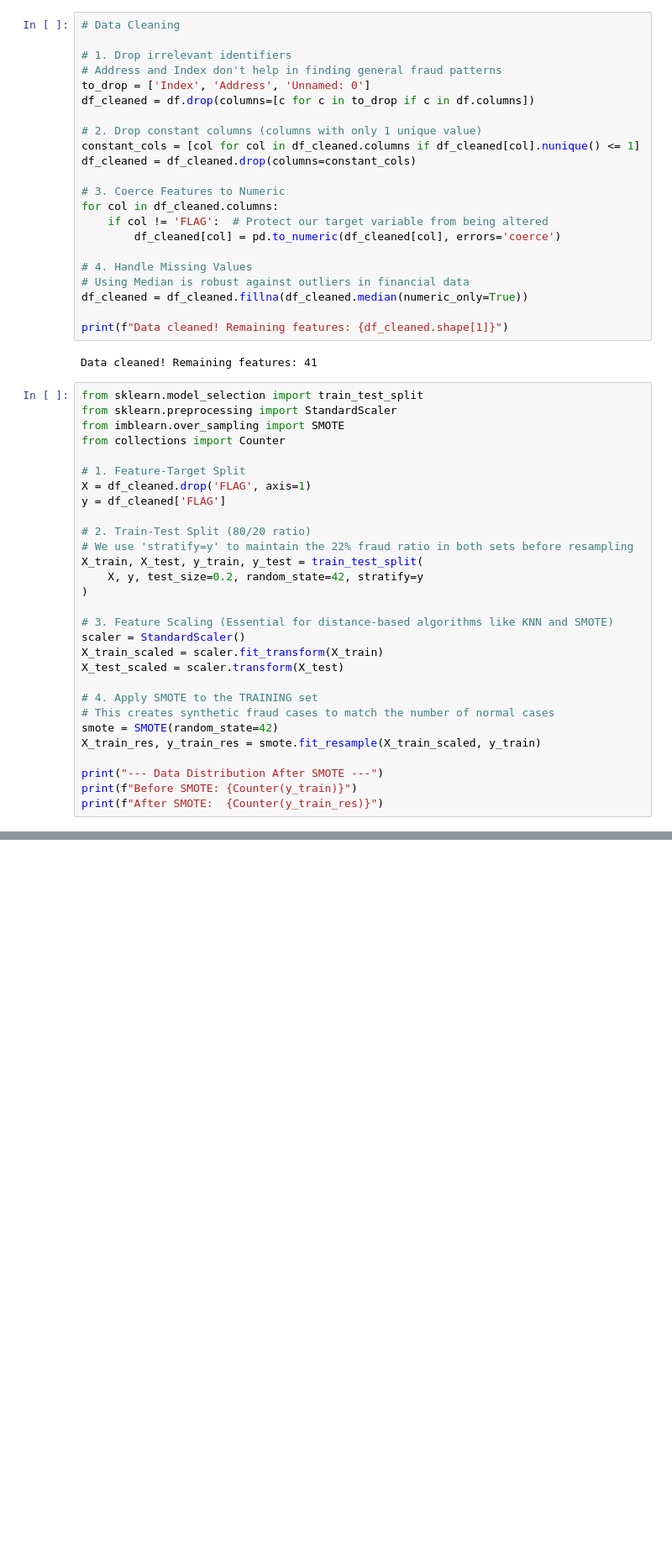
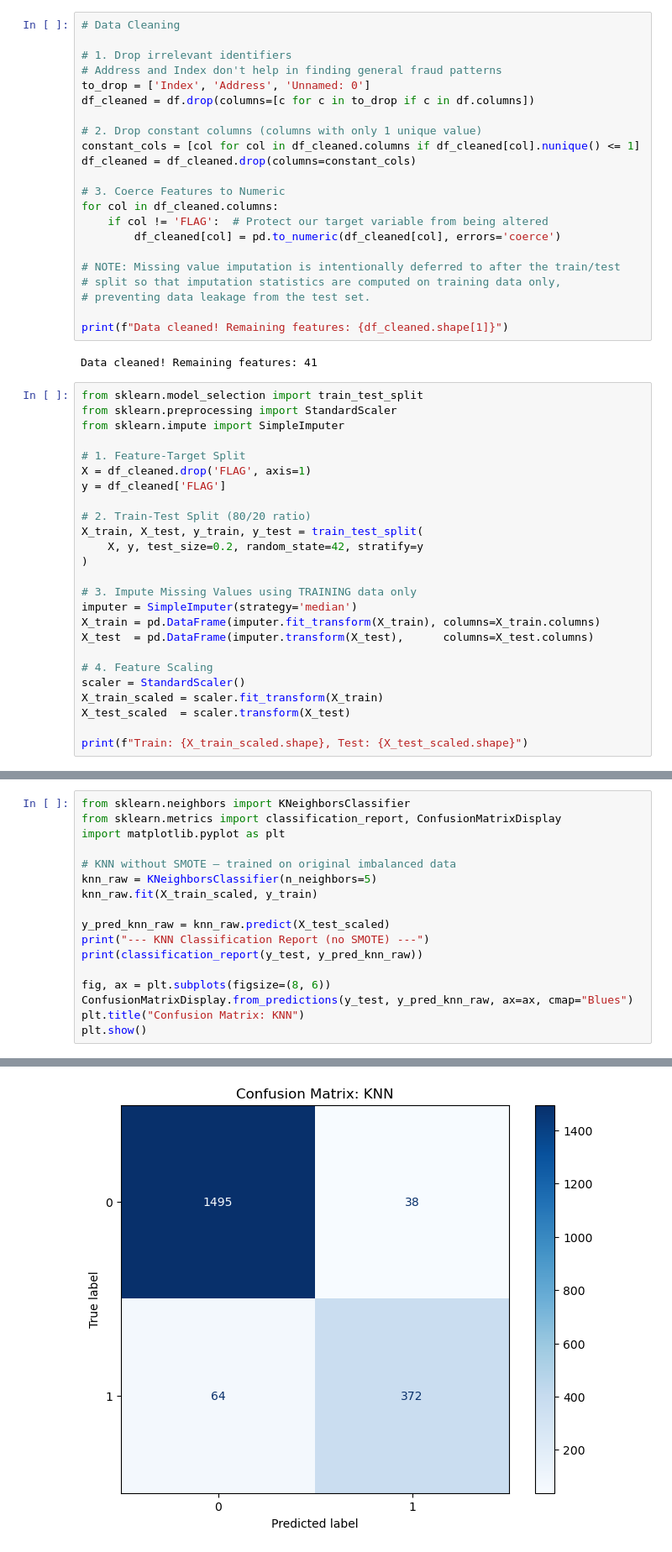
Before and after one commit to Francisx1/ATF, a Jupyter notebook: ATF.ipynb, the cells around one changed output, grey strips where cells are left out. Shown at 84% size. Saved outputs shown, nothing was run; the diff lists cells and outputs as text; blank space fills up the shorter version.

```diff
--- a/ATF.ipynb
+++ b/ATF.ipynb
@@ -54,9 +54,9 @@ for col in df_cleaned.columns:
     if col != 'FLAG':  # Protect our target variable from being altered
         df_cleaned[col] = pd.to_numeric(df_cleaned[col], errors='coerce')
 
-# 4. Handle Missing Values
-# Using Median is robust against outliers in financial data
-df_cleaned = df_cleaned.fillna(df_cleaned.median(numeric_only=True))
+# NOTE: Missing value imputation is intentionally deferred to after the train/test
+# split so that imputation statistics are computed on training data only,
+# preventing data leakage from the test set.
 
 print(f"Data cleaned! Remaining features: {df_cleaned.shape[1]}")
 # %% [output]
@@ -64,30 +64,26 @@ Data cleaned! Remaining features: 41
 # %%
 from sklearn.model_selection import train_test_split
 from sklearn.preprocessing import StandardScaler
-from imblearn.over_sampling import SMOTE
-from collections import Counter
+from sklearn.impute import SimpleImputer
 
 # 1. Feature-Target Split
 X = df_cleaned.drop('FLAG', axis=1)
 y = df_cleaned['FLAG']
 
 # 2. Train-Test Split (80/20 ratio)
-# We use 'stratify=y' to maintain the 22% fraud ratio in both sets before resampling
 X_train, X_test, y_train, y_test = train_test_split(
     X, y, test_size=0.2, random_state=42, stratify=y
 )
 
-# 3. Feature Scaling (Essential for distance-based algorithms like KNN and SMOTE)
+# 3. Impute Missing Values using TRAINING data only
+imputer = SimpleImputer(strategy='median')
+X_train = pd.DataFrame(imputer.fit_transform(X_train), columns=X_train.columns)
+X_test  = pd.DataFrame(imputer.transform(X_test),      columns=X_test.columns)
+
+# 4. Feature Scaling
 scaler = StandardScaler()
 X_train_scaled = scaler.fit_transform(X_train)
-X_test_scaled = scaler.transform(X_test)
+X_test_scaled  = scaler.transform(X_test)
 
-# 4. Apply SMOTE to the TRAINING set
-# This creates synthetic fraud cases to match the number of normal cases
-smote = SMOTE(random_state=42)
-X_train_res, y_train_res = smote.fit_resample(X_train_scaled, y_train)
-
-print("--- Data Distribution After SMOTE ---")
-print(f"Before SMOTE: {Counter(y_train)}")
-print(f"After SMOTE:  {Counter(y_train_res)}")
+print(f"Train: {X_train_scaled.shape}, Test: {X_test_scaled.shape}")
 # %% [output]
@@ -116,0 +91,18 @@ weighted avg       0.94      0.93      0.94      1969
+# %%
+from sklearn.neighbors import KNeighborsClassifier
+from sklearn.metrics import classification_report, ConfusionMatrixDisplay
+import matplotlib.pyplot as plt
+
+# KNN without SMOTE — trained on original imbalanced data
+knn_raw = KNeighborsClassifier(n_neighbors=5)
+knn_raw.fit(X_train_scaled, y_train)
+
+y_pred_knn_raw = knn_raw.predict(X_test_scaled)
+print("--- KNN Classification Report (no SMOTE) ---")
+print(classification_report(y_test, y_pred_knn_raw))
+
+fig, ax = plt.subplots(figsize=(8, 6))
+ConfusionMatrixDisplay.from_predictions(y_test, y_pred_knn_raw, ax=ax, cmap="Blues")
+plt.title("Confusion Matrix: KNN")
+plt.show()
+# %% [output]
@@ -117,3 +118,4 @@ weighted avg       0.94      0.93      0.94      1969
+[figure, added]
 # %%
 from sklearn.ensemble import RandomForestClassifier
 from sklearn.metrics import classification_report, ConfusionMatrixDisplay
```
Also changed, not shown: parts of 9 cells of this notebook.
